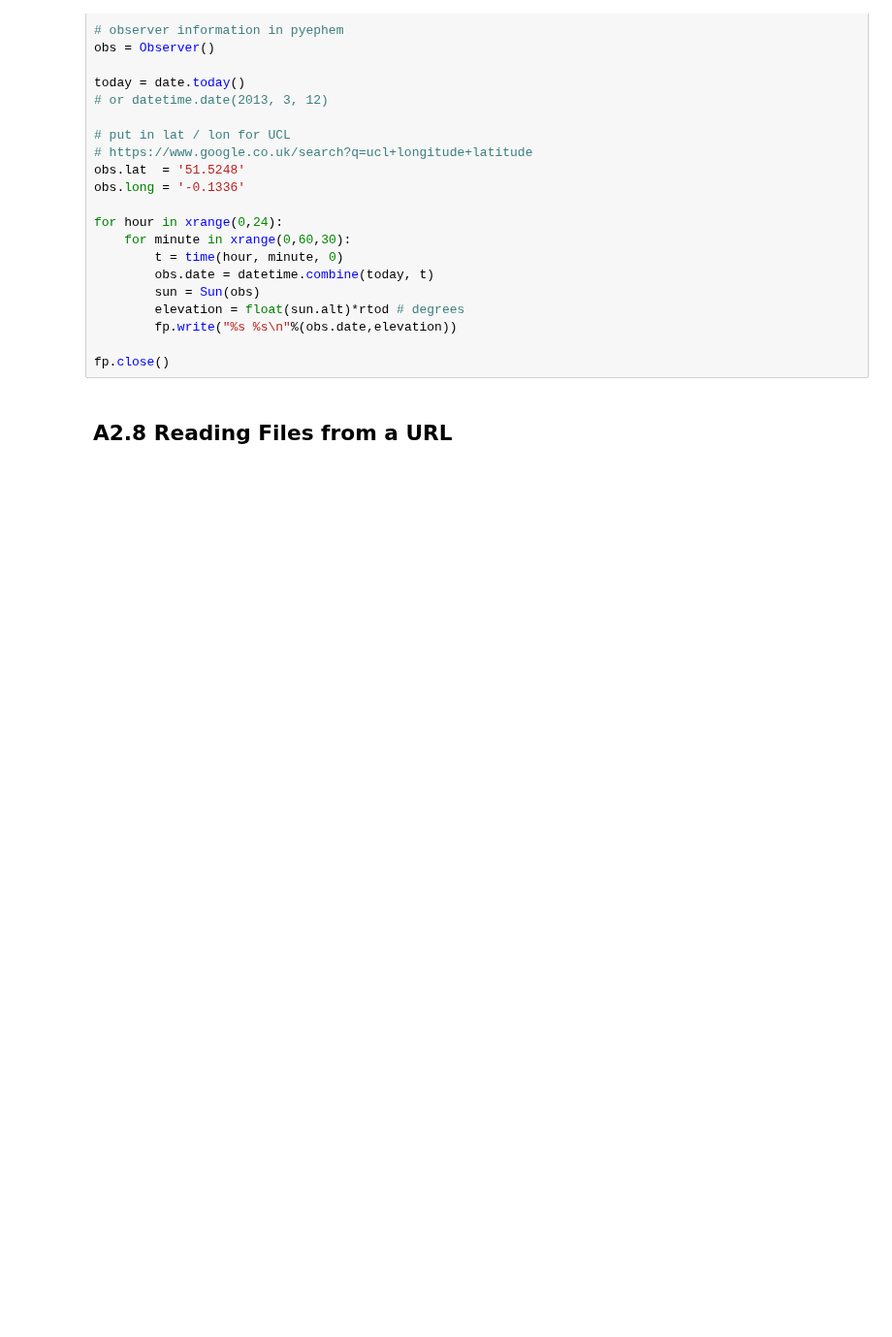
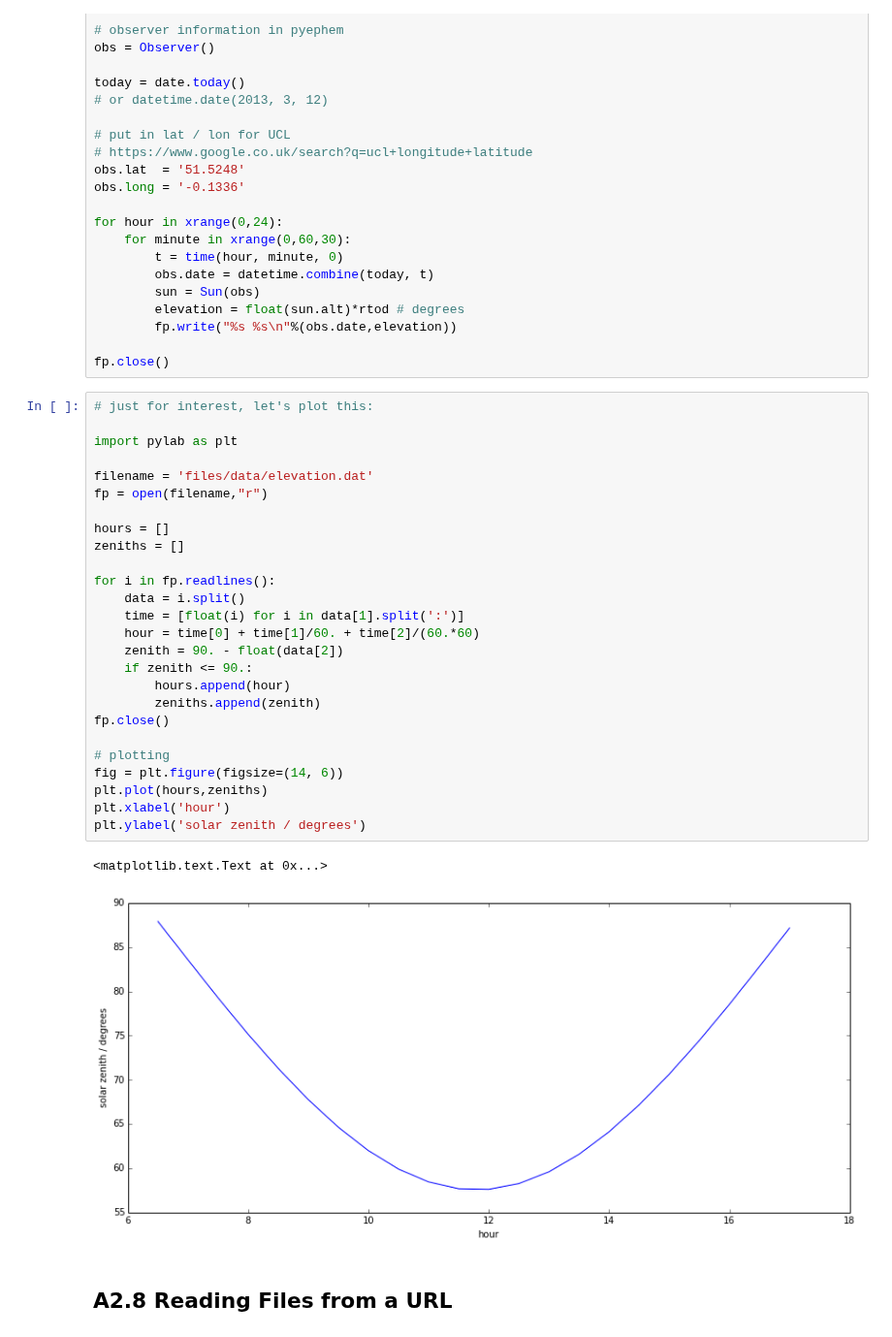
Before and after one commit to profLewis/geogg122, a Jupyter notebook: Chapter2_Python_intro/advanced.ipynb, the cells around one changed output. Shown at 97% size. Drawn from its saved outputs; the diff is of its cells as text; blank space fills up the shorter version.

```diff
--- a/Chapter2_Python_intro/advanced.ipynb
+++ b/Chapter2_Python_intro/advanced.ipynb
@@ -911,6 +911,35 @@ for hour in xrange(0,24):
         fp.write("%s %s\n"%(obs.date,elevation))
 
 fp.close()
+# %%
+# just for interest, let's plot this:
+
+import pylab as plt
+
+filename = 'files/data/elevation.dat'
+fp = open(filename,"r")
+
+hours = []
+zeniths = []
+
+for i in fp.readlines():
+    data = i.split()
+    time = [float(i) for i in data[1].split(':')]
+    hour = time[0] + time[1]/60. + time[2]/(60.*60)
+    zenith = 90. - float(data[2])
+    if zenith <= 90.:
+        hours.append(hour)
+        zeniths.append(zenith)
+fp.close()
+
+# plotting
+fig = plt.figure(figsize=(14, 6))
+plt.plot(hours,zeniths)
+plt.xlabel('hour')
+plt.ylabel('solar zenith / degrees')
+# %% [output]
+<matplotlib.text.Text at 0x...>
+[figure, added]
 # %% [markdown]
 ## A2.8 Reading Files from a URL
 # %% [markdown]
```
Also changed, not shown: parts of 3 cells of this notebook, 1 other file.
